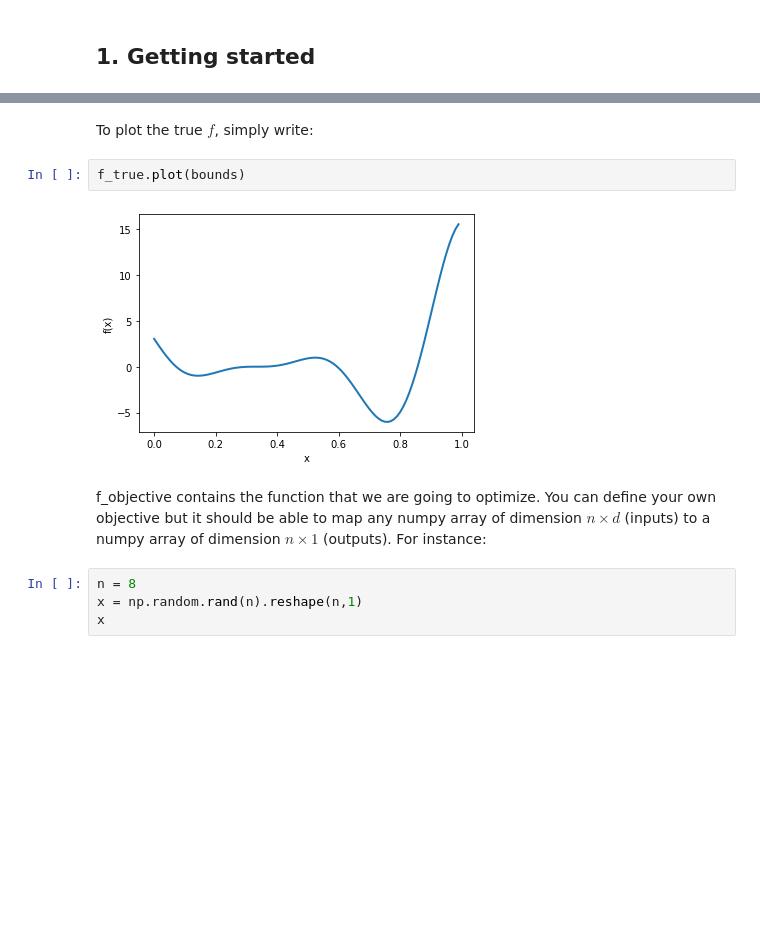
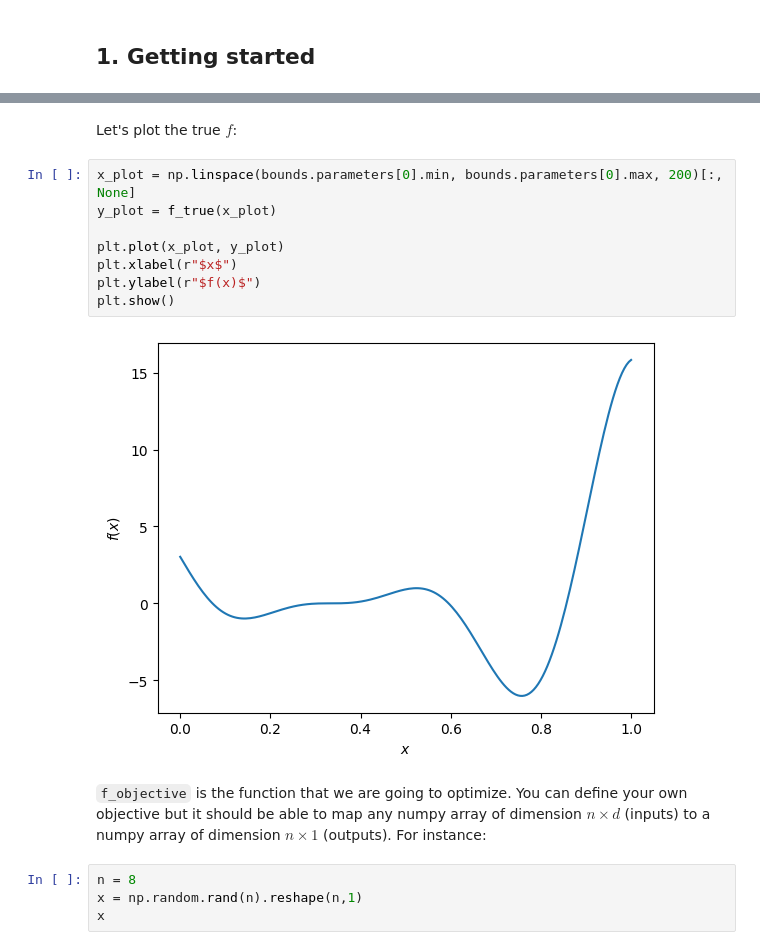
Before and after one commit to gpschool/labs, a Jupyter notebook: answers/lab_3.ipynb, the cells around one changed output, grey strips where cells are left out. Saved outputs shown, nothing was run; the diff lists cells and outputs as text; blank space fills up the shorter version.

```diff
--- a/answers/lab_3.ipynb
+++ b/answers/lab_3.ipynb
@@ -52,11 +209,17 @@ f_objective = f_sim.f                                         # objective functi
 # %% [markdown]
-To plot the true $f$, simply write:
+Let's plot the true $f$:
-# %%
-f_true.plot(bounds)
-# %% [output]
-[figure, removed]
+# %%
+x_plot = np.linspace(bounds.parameters[0].min, bounds.parameters[0].max, 200)[:, None]
+y_plot = f_true(x_plot)
+
+plt.plot(x_plot, y_plot)
+plt.xlabel(r"$x$")
+plt.ylabel(r"$f(x)$")
+plt.show()
+# %% [output]
+[figure, added]
 # %% [markdown]
-f_objective contains the function that we are going to optimize. You can define your own objective but it should be able to map any numpy array of dimension $n\times d$ (inputs) to a numpy array of dimension $n\times 1$ (outputs). For instance:
+`f_objective` is the function that we are going to optimize. You can define your own objective but it should be able to map any numpy array of dimension $n\times d$ (inputs) to a numpy array of dimension $n\times 1$ (outputs). For instance:
 # %%
 n = 8
 x = np.random.rand(n).reshape(n,1)
```
Also changed, not shown: parts of 89 cells of this notebook, 2 other files.
